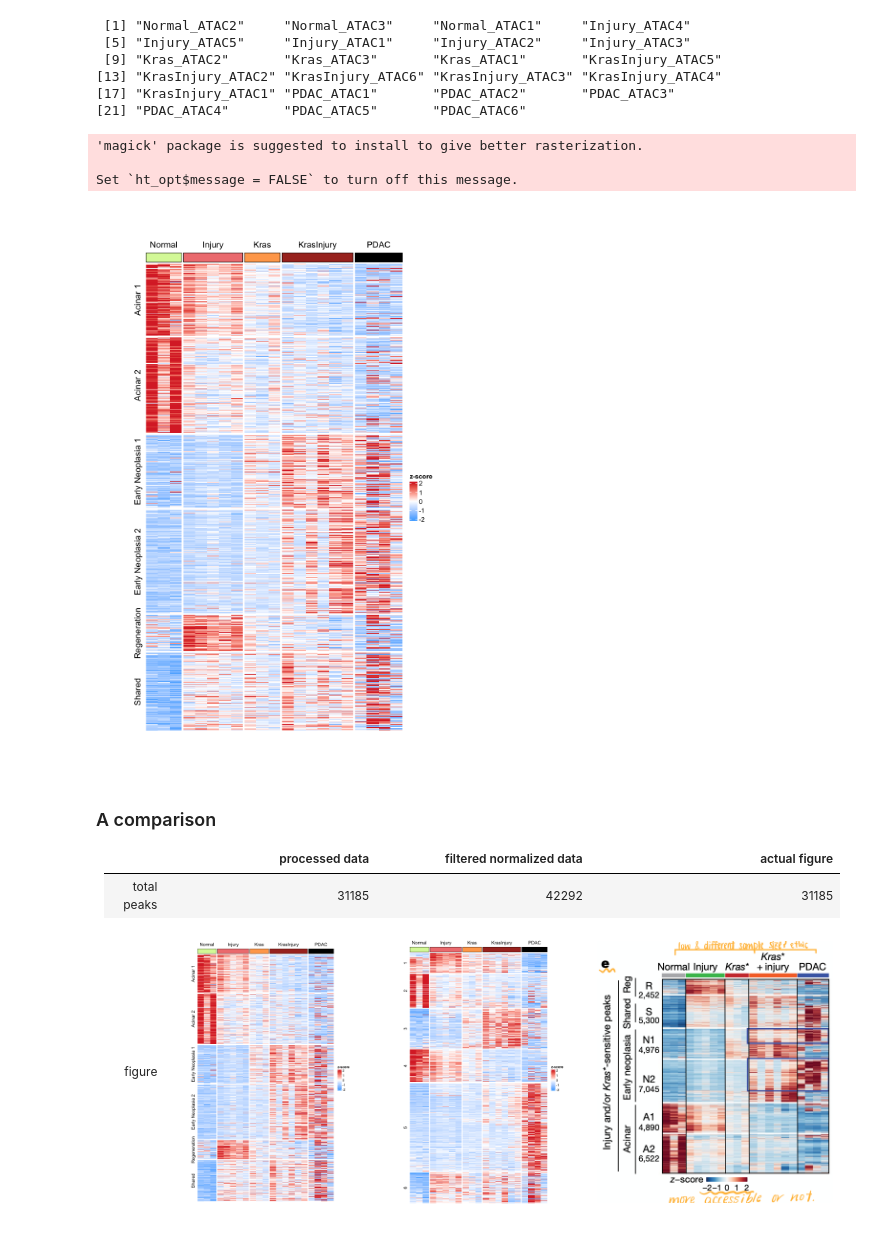
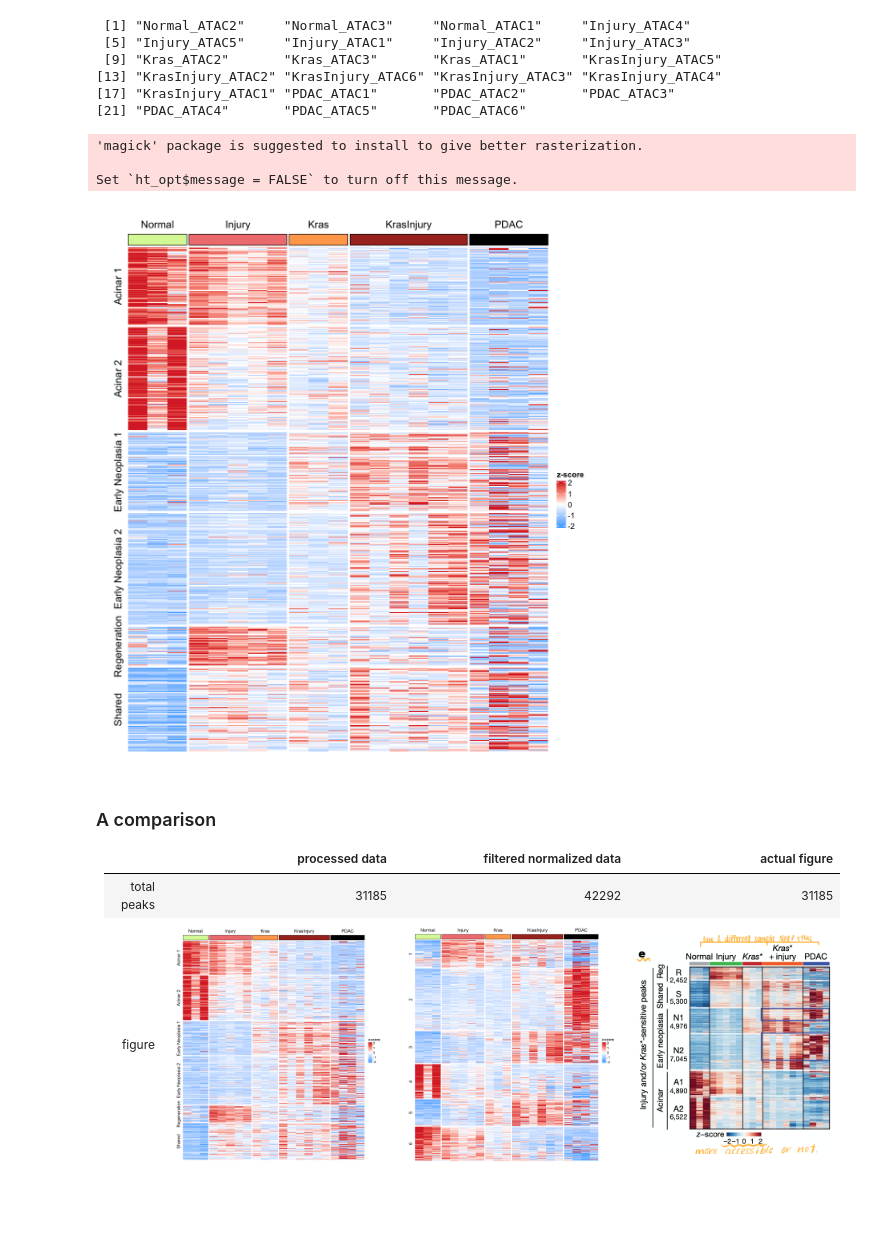
Before and after one commit to qgong13/CSE185FinalProject, a Jupyter notebook: figure_1e/figure_1e_Bulk_ATACseq.ipynb, the cells around one changed output. Drawn from its saved outputs; the diff is of its cells as text; code cells hidden in the pictures; blank space fills up the shorter version.

```diff
--- a/figure_1e/figure_1e_Bulk_ATACseq.ipynb
+++ b/figure_1e/figure_1e_Bulk_ATACseq.ipynb
@@ -128,9 +128,10 @@ A data.frame: 6 × 23
 [23] "D3_3_T7.PDAC..KPR127H_Ren_orgs."
 # %%
 # two PDAC data not found on the website,
-# rename to PDAC_ATAC5 and PDAC_ATAC6 for now
+# remove from the dataframe
 names(data)[names(data) == "D3_2_T7.PDAC..KPR127H_shp53_orgs."] <- "PDAC_ATAC5"
 names(data)[names(data) == "D3_3_T7.PDAC..KPR127H_Ren_orgs."] <- "PDAC_ATAC6"
+data <- subset(data, select=-c(PDAC_ATAC5, PDAC_ATAC6))
 
 head(data)
 names(data)
@@ -347,38 +352,40 @@ scaled_peak <- subset(scaled_peak,
                       select=-c(PDAC_ATAC5, PDAC_ATAC6))
 # %%
 # Change Jupyter plots size
-options(repr.plot.width=8, repr.plot.height=12)
+options(repr.plot.width=9, repr.plot.height=10)
 
 column_category = c(rep("1Normal",3), rep("2Injury",5),
                     rep("3Kras",3), rep("4KrasInjury",6),
                     rep("5PDAC",4))
 
 anno_color = c("#DAF7A6", "#F08080", "#FFA759", "#A93226", "#000000")
 palette = colorRamp2(c(-2, 0, 2), c("#58B1FF", "white", "#DB2F2F"))
 
 Heatmap(scaled_peak, name="z-score", use_raster=TRUE,
         row_split=kmean, column_split=column_category,
         row_title=c("Acinar 1", "Acinar 2",
                     "Early Neoplasia 1", "Early Neoplasia 2",
                     "Regeneration", "Shared"),
         column_title=c("Normal", "Injury", "Kras",
                        "KrasInjury", "PDAC"),
         row_order=rownames(scaled_peak),
         column_order=names(scaled_peak),
         show_row_names = FALSE, show_column_names=FALSE,
-        width=unit(5.5, "in"), height=unit(10, "in"), col=palette,
+        width=unit(7.5, "in"), height=unit(9, "in"), col=palette,
+        column_names_gp = grid::gpar(fontsize = 20),
+        row_names_gp = grid::gpar(fontsize = 20),
         top_annotation = HeatmapAnnotation(foo = anno_block(gp = gpar(fill = anno_color))))
 # %% [output]
 'magick' package is suggested to install to give better rasterization.
 
 Set `ht_opt$message = FALSE` to turn off this message.
-[figure, old version]
+[figure, new version]
 # %% [markdown]
 ### A comparison
 ||processed data|filtered normalized data|actual figure|
 |:--|:-:|:-:|:-:|
 |total peaks|31185|42292|31185|
-|figure|![image-4.png](attachment:image-4.png)|![image-6.png](attachment:image-6.png)|![image-3.png](attachment:image-3.png)|
+|figure|![image-7.png](attachment:image-7.png)|![image-9.png](attachment:image-9.png)|![image-3.png](attachment:image-3.png)|
 # %% [markdown]
 __Observation__
 - Could see similar pattern in six clusters, which:
```
Also changed, not shown: parts of 9 cells of this notebook, 11 other files.
